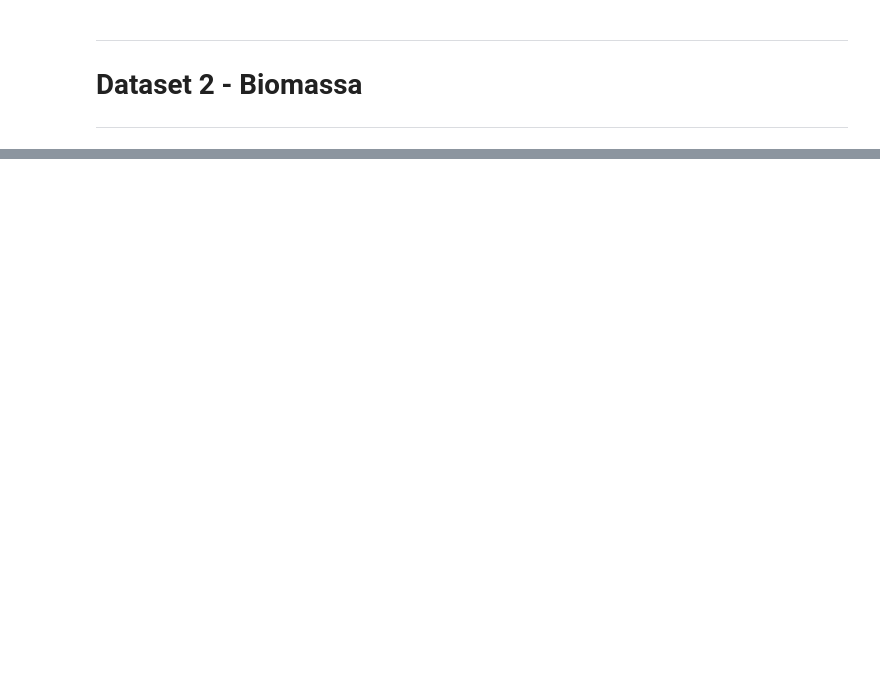
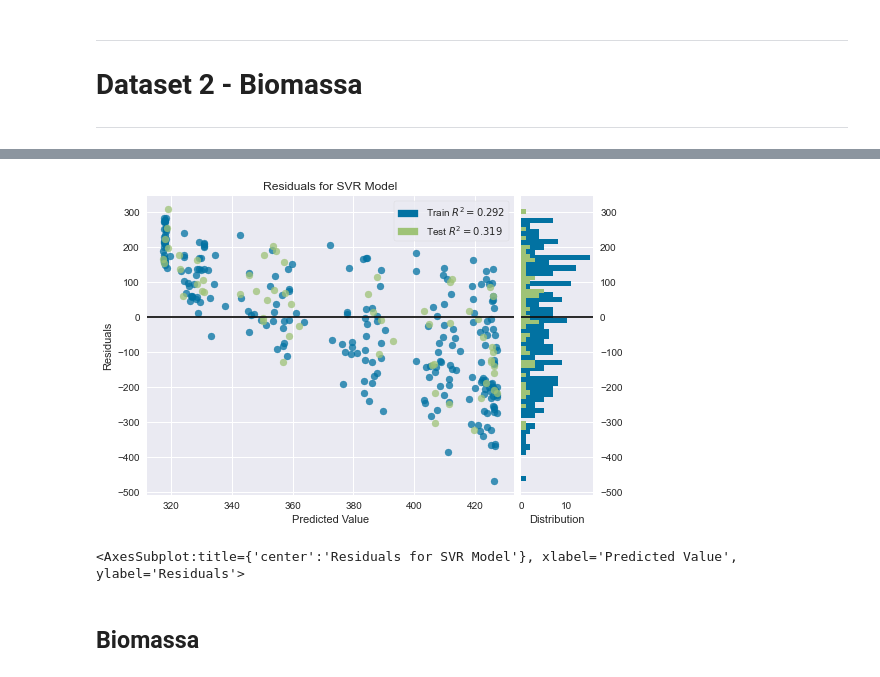
Before and after one commit to brunolcarli/IPythonNotebooks, a Jupyter notebook: challenges_luci/ml_marathon/DESAFIO_12__ML_REGRESSION.ipynb, the cells around one changed output, grey strips where cells are left out. Drawn from its saved outputs; the diff is of its cells as text; code cells hidden in the pictures; blank space fills up the shorter version.

```diff
--- a/challenges_luci/ml_marathon/DESAFIO_12__ML_REGRESSION.ipynb
+++ b/challenges_luci/ml_marathon/DESAFIO_12__ML_REGRESSION.ipynb
@@ -389,0 +1243,10 @@ volume_models.sort_values(by=['R2 Manual'], ascending=False)
+# %%
+visualizer = ResidualsPlot(volume_svr)
+visualizer.fit(volume_X_train, volume_y_train)
+visualizer.score(volume_X_test, volume_y_test)
+visualizer.show()
+# %% [output]
+[figure, added]
+<AxesSubplot:title={'center':'Residuals for SVR Model'}, xlabel='Predicted Value', ylabel='Residuals'>
+# %% [markdown]
+## Biomassa
```
Also changed, not shown: parts of 54 cells of this notebook.
